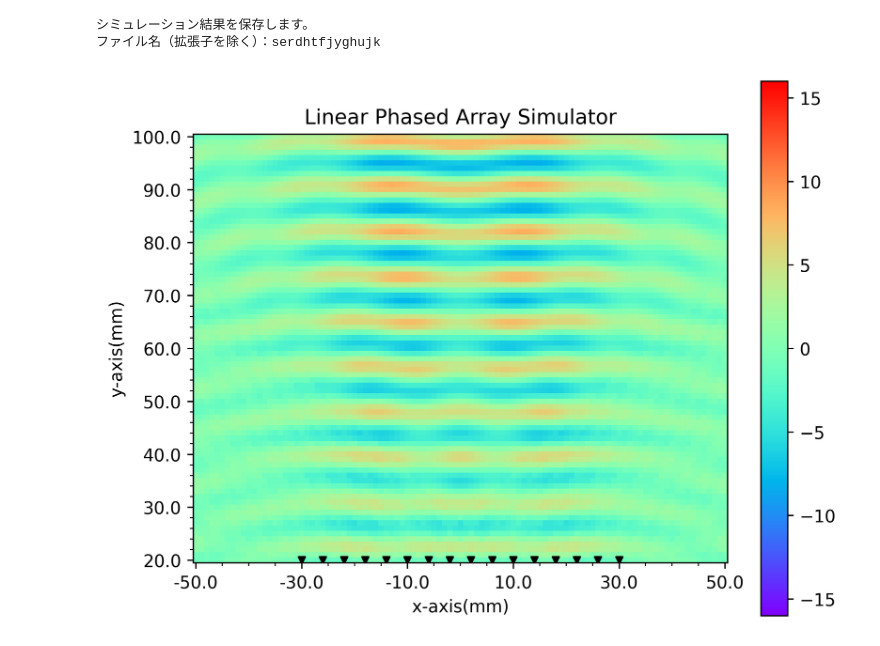
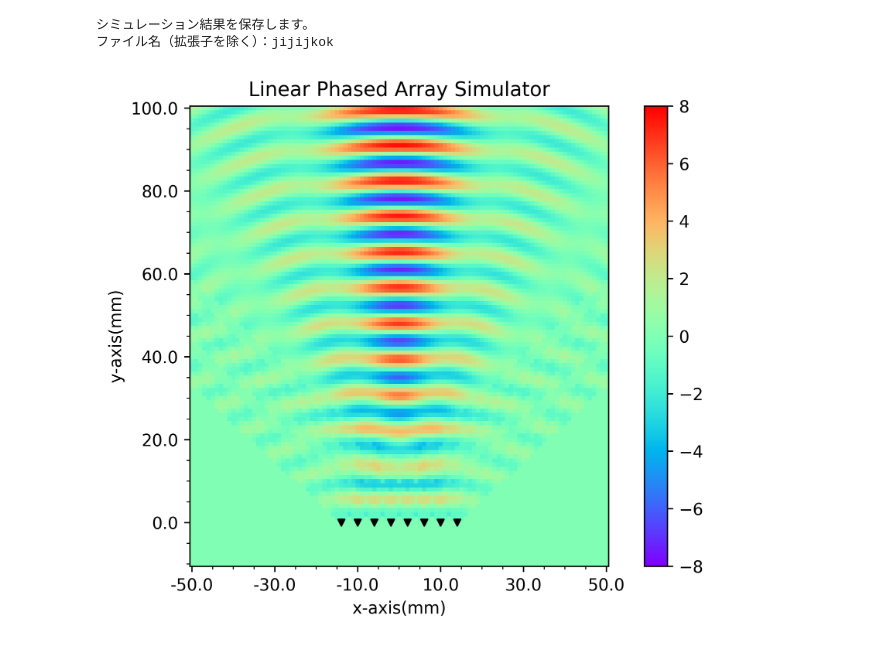
Before and after one commit to ShotaSasaki-HCU/Prog2kakushin, a Jupyter notebook: work2.ipynb, the cells around one changed output. Cells and saved outputs as stored; diff of their text form; code cells hidden in the pictures.

```diff
--- a/work2.ipynb
+++ b/work2.ipynb
@@ -26,7 +26,7 @@ from PIL import Image
 # tr_num：送信素子数（個）
 # tr_directivity：送信素子指向性(rad)
 # tr_clearance：送信素子間隔(mm) # 半波長以下を推奨
-# tr_marker：送信素子マーカー描写の有無（デフォルト：True）
+# tr_marker：送信素子マーカー描写の有無（デフォルト：True） # 計算範囲内に入れないと綺麗に描写されないよ。
 
 # ビームフォーミングモード（デフォルト）
 # beam_direction：合成波の指向方向(rad)
@@ -131,33 +131,33 @@ def linear_phased_array_image(A=1, f=40000, v=340.29*1000, t=0, range_x_R=50, ra
     else: # アニメーション用番号付き画像保存
       plt.savefig(str(name) + '.png', dpi=1)
       plt.close() # 保存するたびに出力欄に画像が表示されるのを防止
 
   divide = 10
   if name == (divide - 1):
     pictures=[] # 画像を入れる箱を準備
     # 画像を箱に入れていく
     for i in range(0, divide):
       path = str(i) + '.png'
       img = Image.open(path)
       pictures.append(img)
     # gifアニメを出力する
     name_gif = input("シミュレーション結果をGIFアニメーションで保存します。\nファイル名（拡張子を除く）：")
     pictures[0].save(name_gif + '.gif',save_all=True, append_images=pictures[1:], optimize=True, duration=dura, loop=0) # duration = 20ms が下界
     return
 
   if use_gif == 'periodic_loop':
     linear_phased_array_image(A, f, v, t+((1/f)/divide), range_x_R, range_x_L, range_y_T, range_y_B, calc_width, tr_num, tr_directivity, tr_clearance, tr_marker, beam_direction, use_convergent_mode, convergent_point, use_grid2image, use_gif, name+1, dura)
   elif (use_gif == 'steering') and (not use_convergent_mode):
     linear_phased_array_image(A, f, v, t, range_x_R, range_x_L, range_y_T, range_y_B, calc_width, tr_num, tr_directivity, tr_clearance, tr_marker, beam_direction-((np.pi/2)/divide), use_convergent_mode, convergent_point, use_grid2image, use_gif, name+1, dura)
   elif (use_gif == 'steering') and use_convergent_mode:
     print("［エラー］use_gif='steering'は、ビームフォーミングモード専用のGIF生成機能です。集束モード（use_convergent_mode=True）では、使用できません。")
   else:
     print("［エラー］引数use_gifに、'" + str(use_gif) + "'という設定は存在しません。'periodic_loop'か'steering'のどちらかを指定してください。")
 
   return
 
-linear_phased_array_image(range_x_L=-50, range_x_R=50, range_y_B=20, tr_num=16)
+linear_phased_array_image(range_x_L=-50, range_x_R=50, tr_num=8)
 # %% [output]
 シミュレーション結果を保存します。
-ファイル名（拡張子を除く）：serdhtfjyghujk
+ファイル名（拡張子を除く）：jijijkok
-[figure, old version]
+[figure, new version]
```
